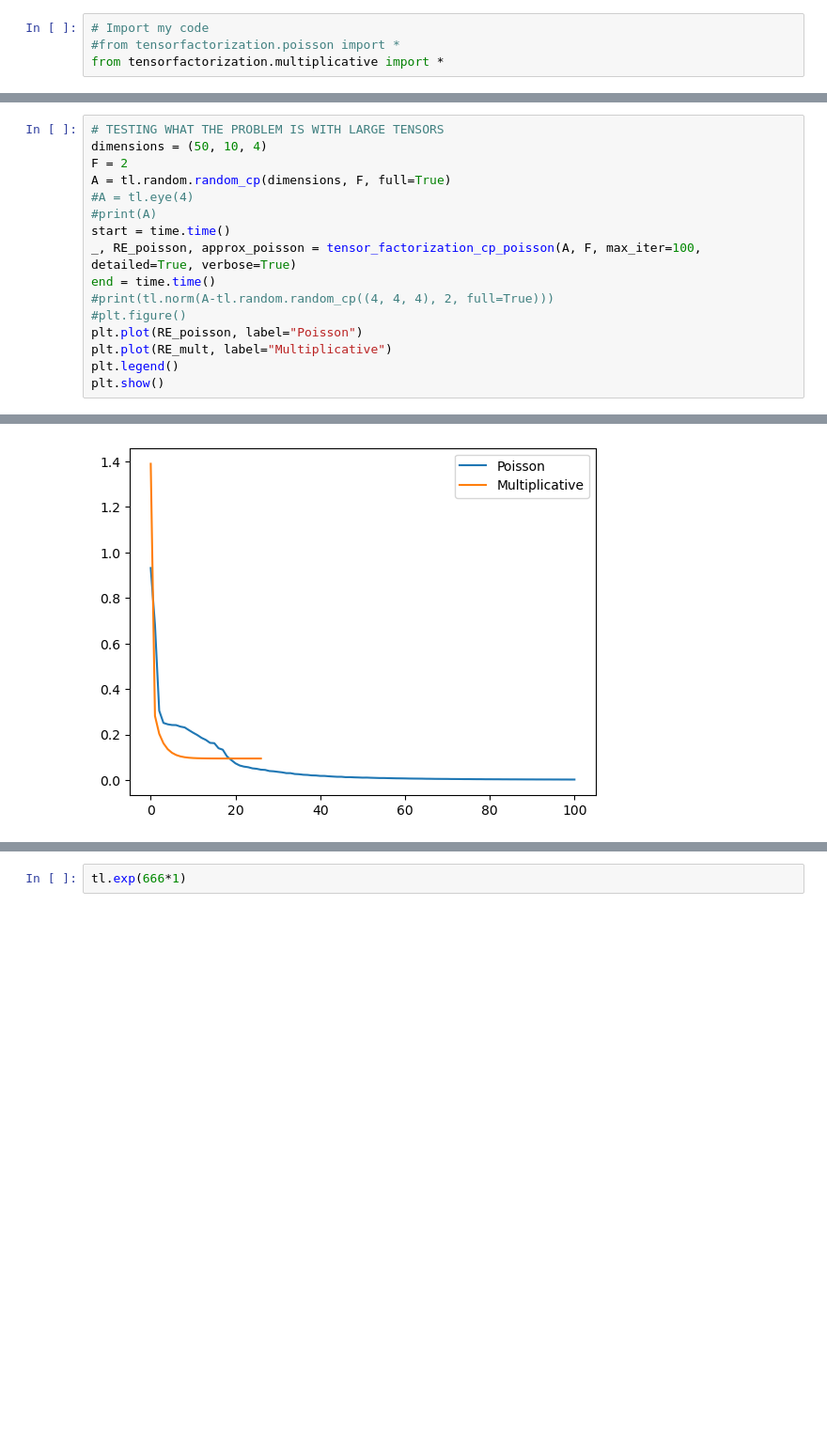
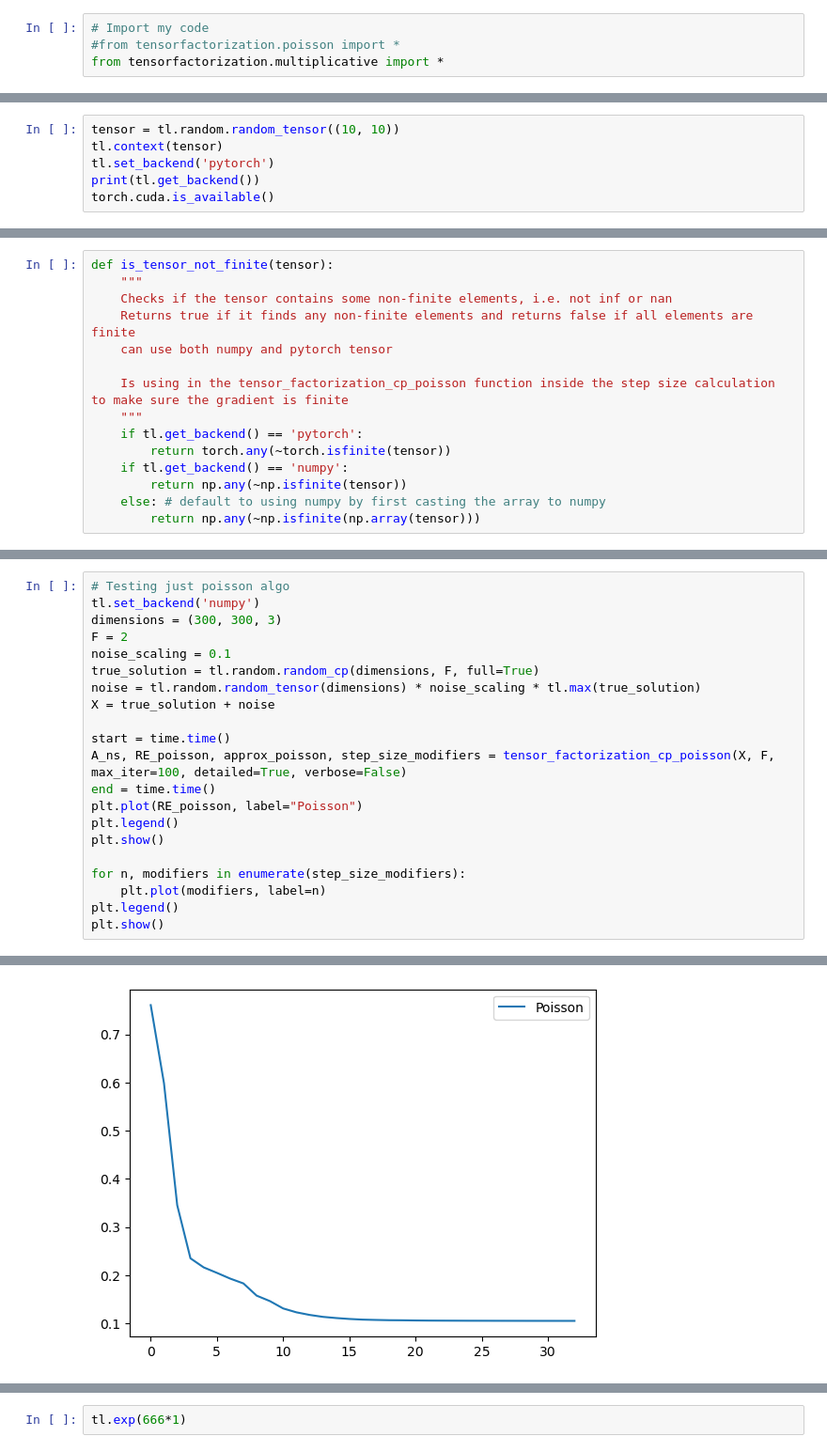
Before and after one commit to IntegrierBar/GeometricTensorFactorization, a Jupyter notebook: Masterarbeit.ipynb, the cells around one changed output, grey strips where cells are left out. Shown: that part at 94% size. Saved outputs shown, nothing was run; the diff lists cells and outputs as text; blank space fills up the shorter version.

```diff
--- a/Masterarbeit.ipynb
+++ b/Masterarbeit.ipynb
@@ -22,0 +50,6 @@ import pickle # use pickle to save results to disk
+# %%
+tensor = tl.random.random_tensor((10, 10))
+tl.context(tensor)
+tl.set_backend('pytorch')
+print(tl.get_backend())
+torch.cuda.is_available()
@@ -23,3 +59,18 @@ import pickle # use pickle to save results to disk
+# %%
+def is_tensor_not_finite(tensor):
+    """
+    Checks if the tensor contains some non-finite elements, i.e. not inf or nan
+    Returns true if it finds any non-finite elements and returns false if all elements are finite
+    can use both numpy and pytorch tensor
+
+    Is using in the tensor_factorization_cp_poisson function inside the step size calculation to make sure the gradient is finite
+    """
+    if tl.get_backend() == 'pytorch':
+        return torch.any(~torch.isfinite(tensor))
+    if tl.get_backend() == 'numpy':
+        return np.any(~np.isfinite(tensor))
+    else: # default to using numpy by first casting the array to numpy
+        return np.any(~np.isfinite(np.array(tensor)))
 # %%
 def tensor_factorization_cp_poisson(X, F, error=1e-6, max_iter=500, detailed=False, verbose=False):
     """
@@ -136,18 +198,23 @@ def tensor_factorization_cp_poisson(X, F, error=1e-6, max_iter=500, detailed=Fal
     return A_ns
 # %%
-# TESTING WHAT THE PROBLEM IS WITH LARGE TENSORS
-dimensions = (50, 10, 4)
+# Testing just poisson algo
+tl.set_backend('numpy')
+dimensions = (300, 300, 3)
 F = 2
-A = tl.random.random_cp(dimensions, F, full=True)
-#A = tl.eye(4)
-#print(A)
+noise_scaling = 0.1
+true_solution = tl.random.random_cp(dimensions, F, full=True)
+noise = tl.random.random_tensor(dimensions) * noise_scaling * tl.max(true_solution)
+X = true_solution + noise
+
 start = time.time()
-_, RE_poisson, approx_poisson = tensor_factorization_cp_poisson(A, F, max_iter=100, detailed=True, verbose=True)
+A_ns, RE_poisson, approx_poisson, step_size_modifiers = tensor_factorization_cp_poisson(X, F, max_iter=100, detailed=True, verbose=False)
 end = time.time()
-#print(tl.norm(A-tl.random.random_cp((4, 4, 4), 2, full=True)))
-#plt.figure()
 plt.plot(RE_poisson, label="Poisson")
-plt.plot(RE_mult, label="Multiplicative")
 plt.legend()
 plt.show()
+
+for n, modifiers in enumerate(step_size_modifiers):
+    plt.plot(modifiers, label=n)
+plt.legend()
+plt.show()
 # %% [output]
@@ -171 +221 @@ gradiend_at_iteration =
-[figure, old version]
+[figure, new version]
```
Also changed, not shown: parts of 7 cells of this notebook.
